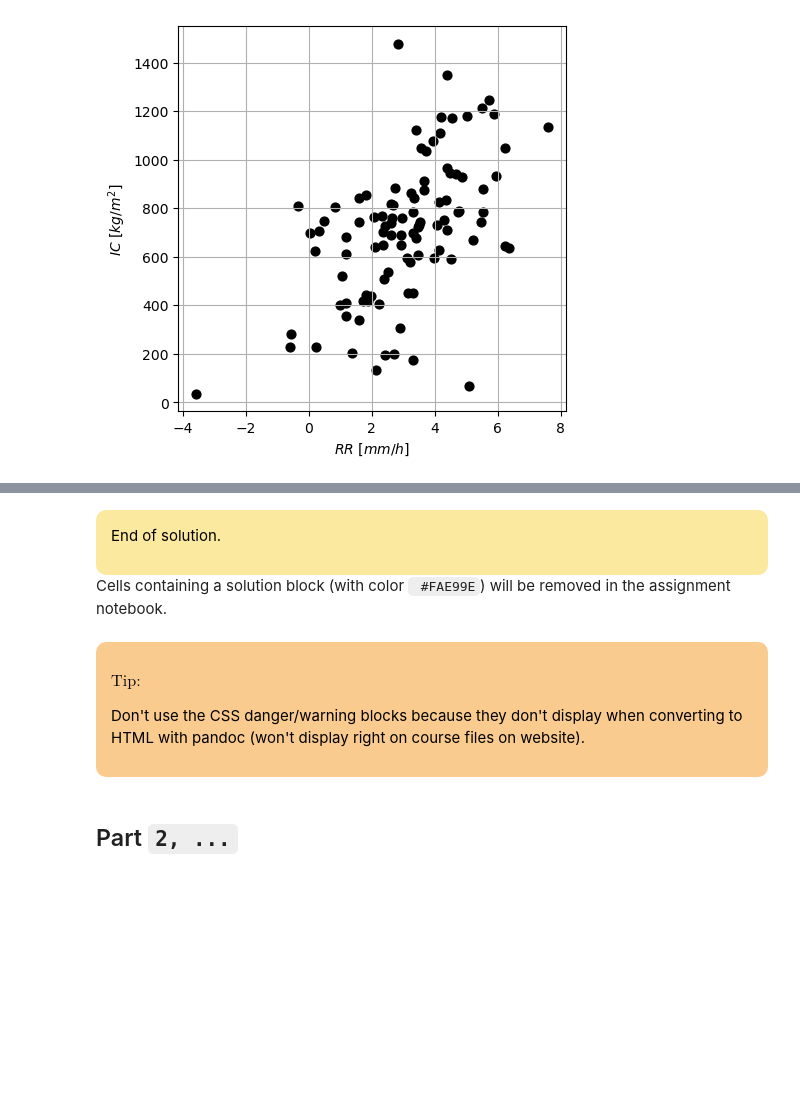
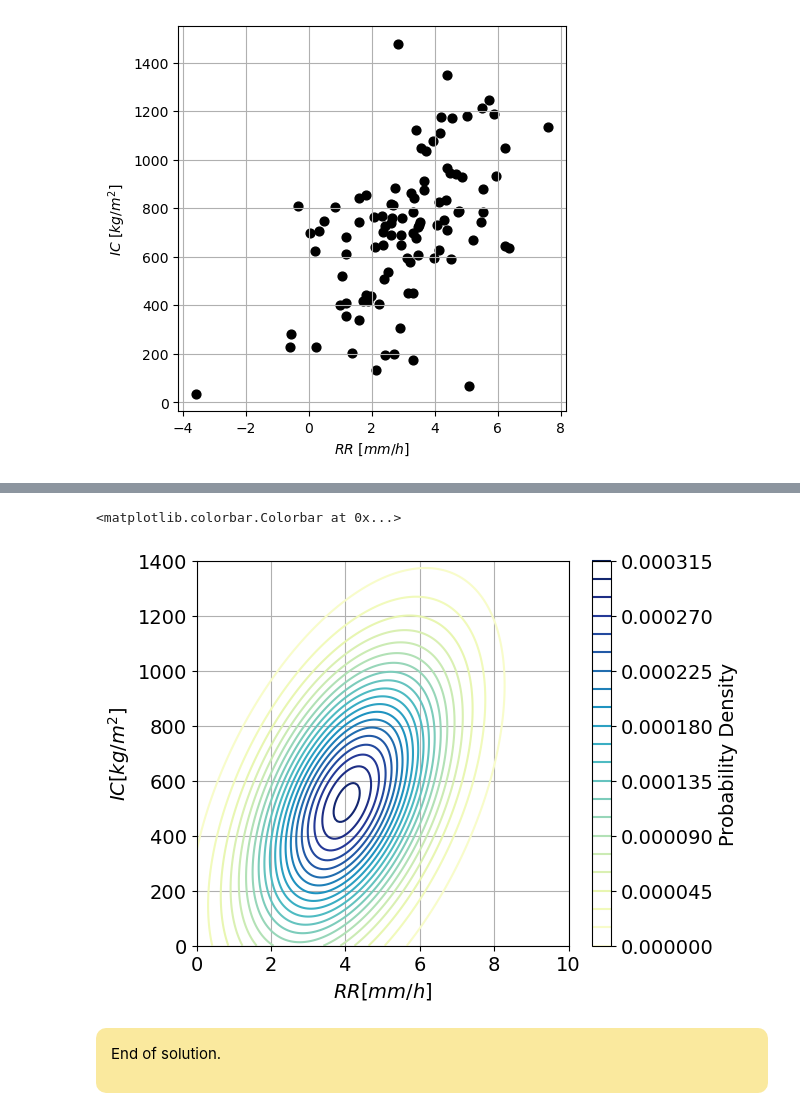
Before and after one commit to MUDE-2025/PA1.5, a Jupyter notebook: ipynb_template.ipynb, the cells around one changed output, grey strips where cells are left out. Cells and saved outputs as stored; diff of their text form; code cells hidden in the pictures; blank space fills up the shorter version.

Commit message:
draft assignment

```diff
--- a/ipynb_template.ipynb
+++ b/ipynb_template.ipynb
@@ -102,20 +155,23 @@ print('First 20 fibonacci numbers:', a)
+# %%
+# Create contours plot
+fig = plt.figure(figsize=(6,5))
+ax = fig.add_subplot(111)
+contours = ax.contour(X1, X2, Z.reshape(X1.shape), 25, cmap='YlGnBu', vmin=0)
+ax.grid()
+ax.set_xlim([0, 10])
+ax.set_ylim([0, 1400])
+ax.set_xlabel('${RR} [mm/h]$')
+ax.set_ylabel('${IC} [kg/m^2]$')
+fig.colorbar(contours, ax=ax, label='Probability Density')
+# %% [output]
+<matplotlib.colorbar.Colorbar at 0x...>
+[figure, added]
 # %% [markdown]
 <div style="background-color:#FAE99E; color: black; vertical-align: middle; padding:15px; margin: 10px; border-radius: 10px; width: 90%">
 <p>
 End of solution.
 </p>
 </div>
-
-Cells containing a solution block (with color ` #FAE99E`) will be removed in the assignment notebook.
-# %% [markdown]
-<div style="background-color:#facb8e; color: black; vertical-align: middle; padding:15px; margin: 10px; border-radius: 10px; width: 90%"> <p>
-
-$\text{Tip:}$
-
-Don't use the CSS danger/warning blocks because they don't display when converting to HTML with pandoc (won't display right on course files on website).
-</p></div>
-# %% [markdown]
-## Part `2, ...`
 # %% [markdown]
 <div style="margin-top: 50px; padding-top: 20px; border-top: 1px solid #ccc;">
   <div style="display: flex; justify-content: flex-end; gap: 20px; align-items: center;">
```
Also changed, not shown: parts of 12 cells of this notebook.
